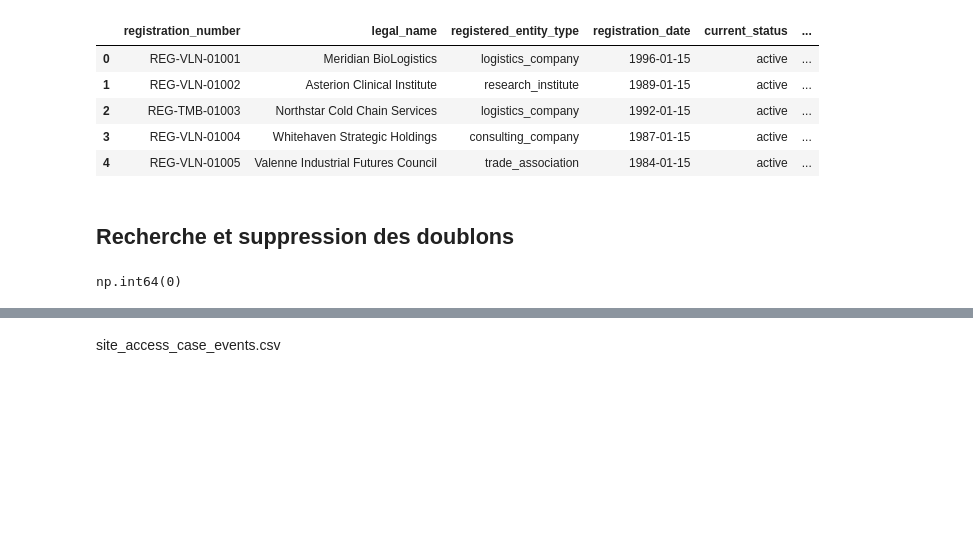
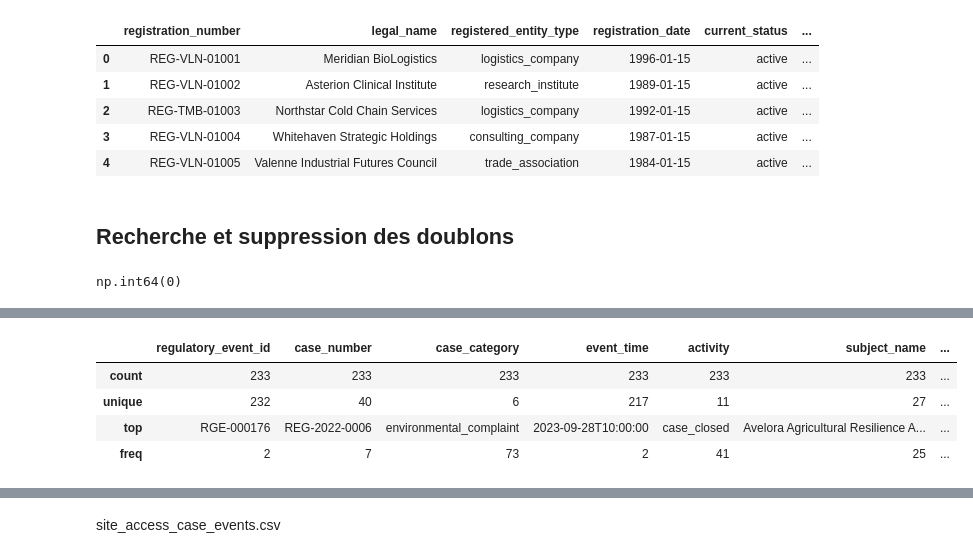
Before and after one commit to Sheik-info/20262027-UE-DataMining-Project, a Jupyter notebook: Base_notebook_to_complete.ipynb, the cells around one changed output, grey strips where cells are left out. Drawn from its saved outputs; the diff is of its cells as text; code cells hidden in the pictures; blank space fills up the shorter version.

```diff
--- a/Base_notebook_to_complete.ipynb
+++ b/Base_notebook_to_complete.ipynb
@@ -1178,0 +1201,8 @@ np.int64(0)
+# %%
+df_rce.describe()
+# %% [output]
+|  | regulatory_event_id | case_number | case_category | event_time | activity | subject_name | ... |
+| count | 233 | 233 | 233 | 233 | 233 | 233 | ... |
+| unique | 232 | 40 | 6 | 217 | 11 | 27 | ... |
+| top | RGE-000176 | REG-2022-0006 | environmental_complaint | 2023-09-28T10:00:00 | case_closed | Avelora Agricultural Resilience A... | ... |
+| freq | 2 | 7 | 73 | 2 | 41 | 25 | ... |
```
Also changed, not shown: parts of 13 cells of this notebook.
